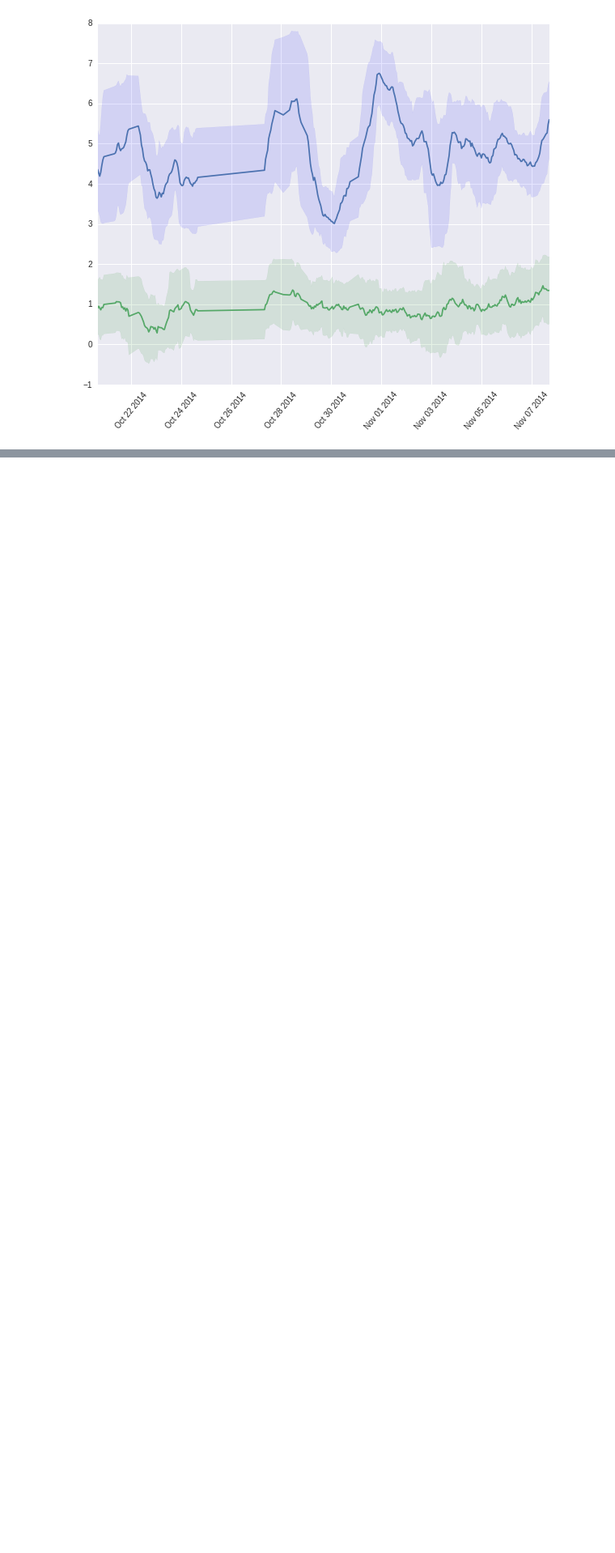
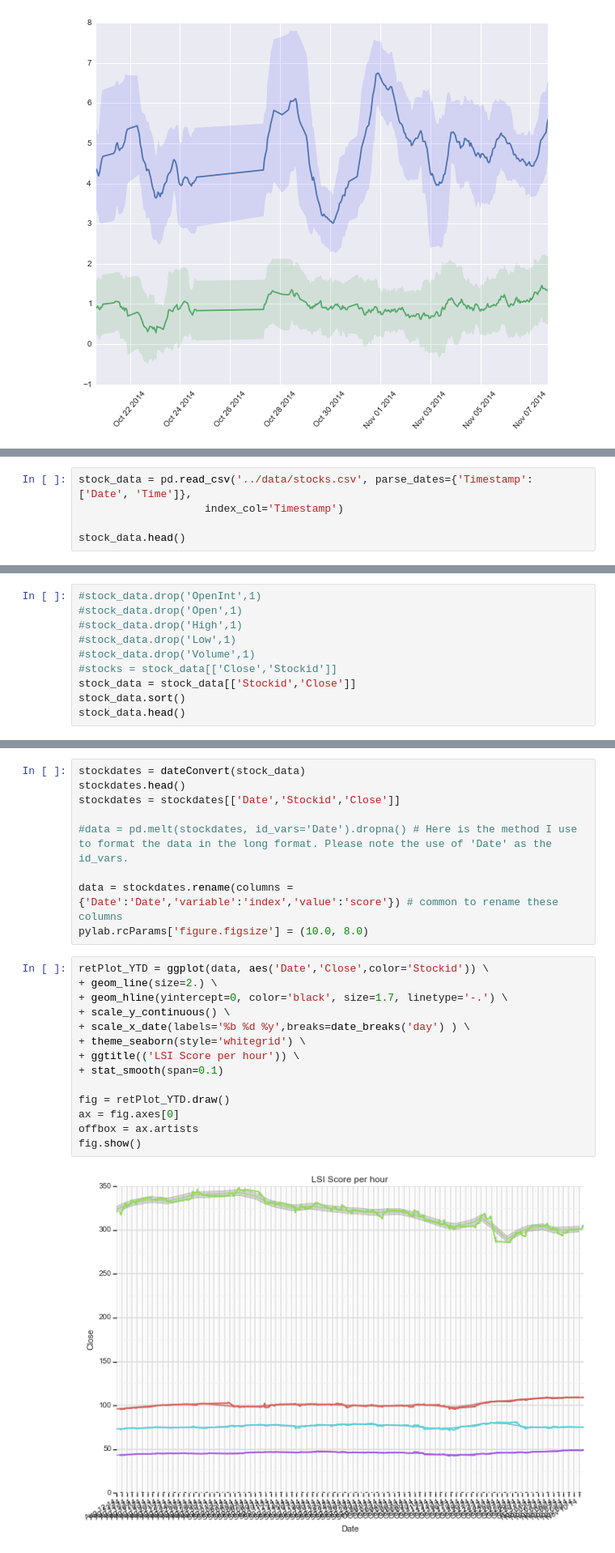
Before and after one commit to binaryaaron/words-and-markets, a Jupyter notebook: analysis/time_series.ipynb, the cells around one changed output, grey strips where cells are left out. Shown at 81% size. Cells and saved outputs as stored; diff of their text form; blank space fills up the shorter version.

```diff
--- a/analysis/time_series.ipynb
+++ b/analysis/time_series.ipynb
@@ -240,0 +224,5 @@ import statsmodels as sm
+# %%
+stock_data = pd.read_csv('../data/stocks.csv', parse_dates={'Timestamp': ['Date', 'Time']},
+                    index_col='Timestamp')
+
+stock_data.head()
@@ -240,0 +237,10 @@ import statsmodels as sm
+# %%
+#stock_data.drop('OpenInt',1)
+#stock_data.drop('Open',1)
+#stock_data.drop('High',1)
+#stock_data.drop('Low',1)
+#stock_data.drop('Volume',1)
+#stocks = stock_data[['Close','Stockid']]
+stock_data = stock_data[['Stockid','Close']]
+stock_data.sort()
+stock_data.head()
@@ -240,0 +258,25 @@ import statsmodels as sm
+# %%
+stockdates = dateConvert(stock_data)
+stockdates.head()
+stockdates = stockdates[['Date','Stockid','Close']]
+
+#data = pd.melt(stockdates, id_vars='Date').dropna() # Here is the method I use to format the data in the long format. Please note the use of 'Date' as the id_vars.
+
+data = stockdates.rename(columns = {'Date':'Date','variable':'index','value':'score'}) # common to rename these columns
+pylab.rcParams['figure.figsize'] = (10.0, 8.0)
+# %%
+retPlot_YTD = ggplot(data, aes('Date','Close',color='Stockid')) \
++ geom_line(size=2.) \
++ geom_hline(yintercept=0, color='black', size=1.7, linetype='-.') \
++ scale_y_continuous() \
++ scale_x_date(labels='%b %d %y',breaks=date_breaks('day') ) \
++ theme_seaborn(style='whitegrid') \
++ ggtitle(('LSI Score per hour')) \
++ stat_smooth(span=0.1)
+
+fig = retPlot_YTD.draw()
+ax = fig.axes[0]
+offbox = ax.artists
+fig.show()
+# %% [output]
+[figure, added]
```
Also changed, not shown: parts of 23 cells of this notebook, 1 other file.
